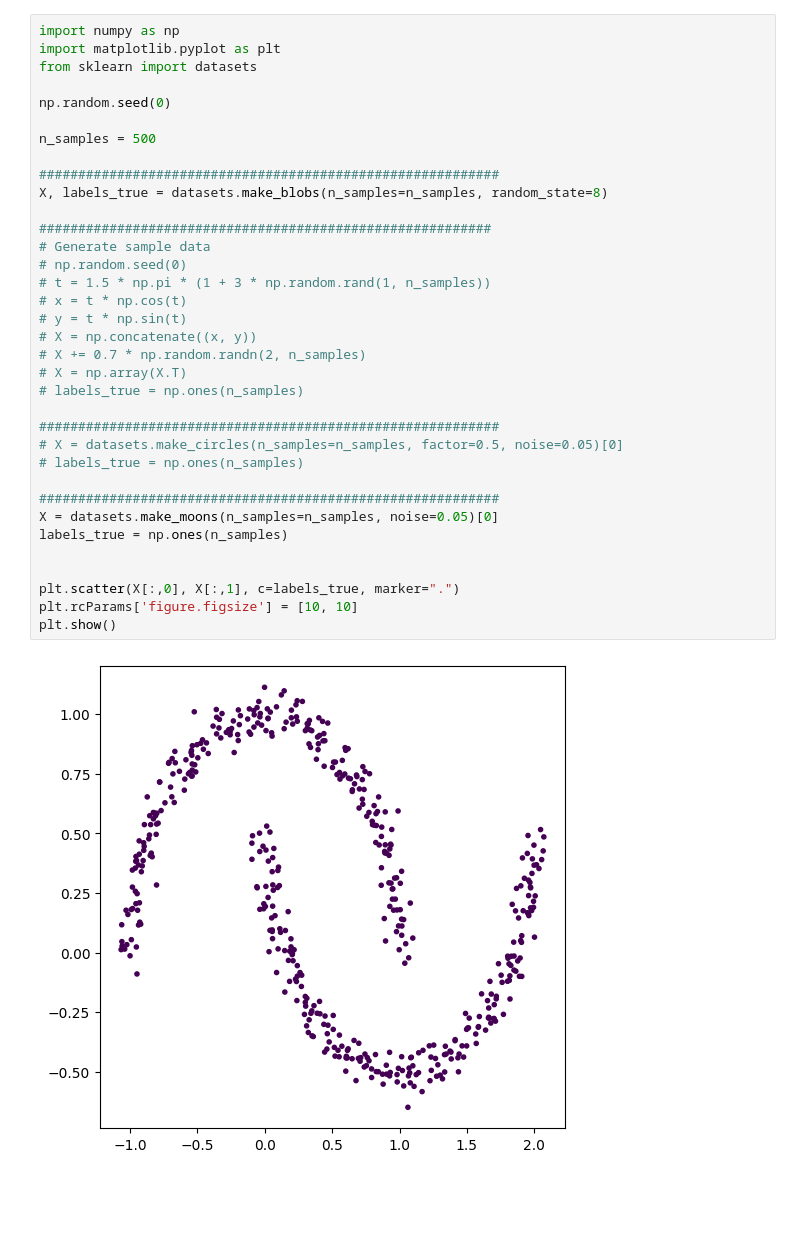
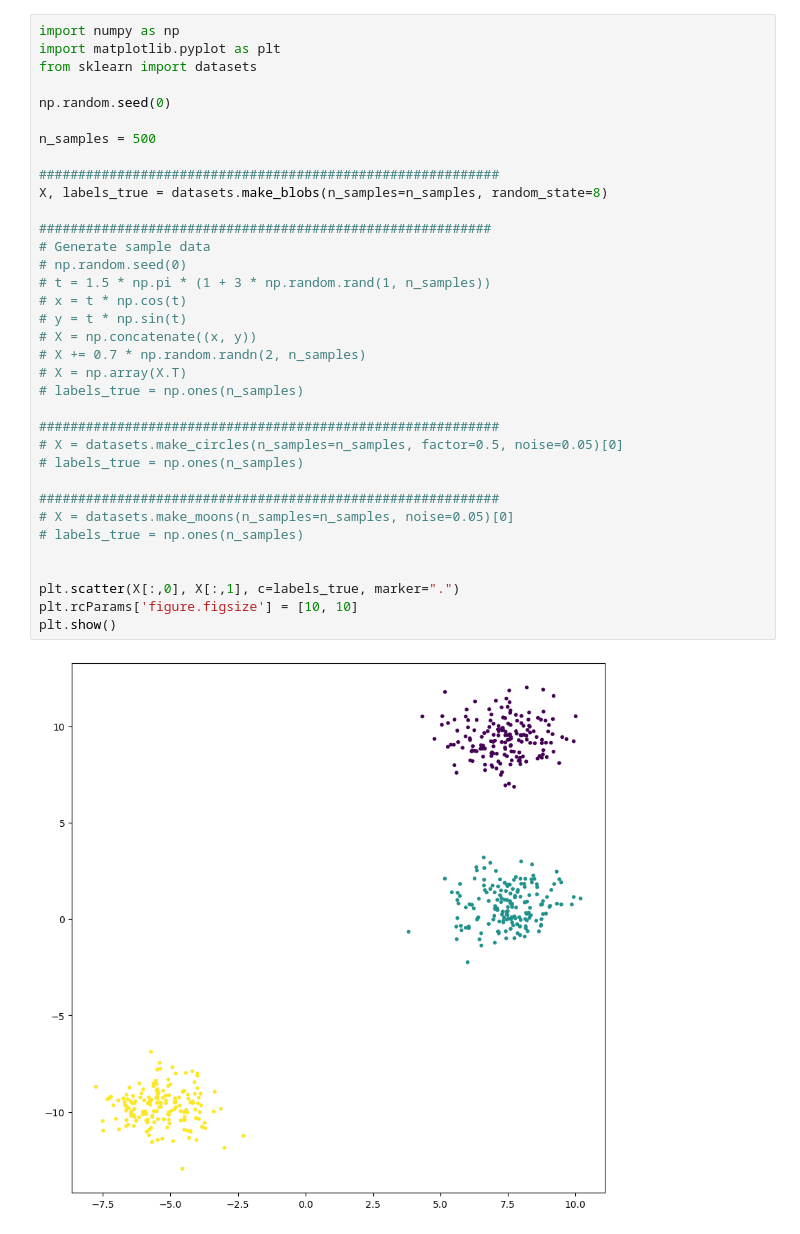
Before and after one commit to jpcreis15/Unsupervised-Learning-code, a Jupyter notebook: 3_dbscan.ipynb, the cells around one changed output. Saved outputs shown, nothing was run; the diff lists cells and outputs as text; blank space fills up the shorter version.

```diff
--- a/3_dbscan.ipynb
+++ b/3_dbscan.ipynb
@@ -5,36 +5,36 @@ from sklearn import datasets
 
 np.random.seed(0)
 
 n_samples = 500
 
 ###########################################################
 X, labels_true = datasets.make_blobs(n_samples=n_samples, random_state=8)
 
 ##########################################################
 # Generate sample data
 # np.random.seed(0)
 # t = 1.5 * np.pi * (1 + 3 * np.random.rand(1, n_samples))
 # x = t * np.cos(t)
 # y = t * np.sin(t)
 # X = np.concatenate((x, y))
 # X += 0.7 * np.random.randn(2, n_samples)
 # X = np.array(X.T)
 # labels_true = np.ones(n_samples)
 
 ###########################################################
 # X = datasets.make_circles(n_samples=n_samples, factor=0.5, noise=0.05)[0]
 # labels_true = np.ones(n_samples)
 
 ###########################################################
-X = datasets.make_moons(n_samples=n_samples, noise=0.05)[0]
-labels_true = np.ones(n_samples)
+# X = datasets.make_moons(n_samples=n_samples, noise=0.05)[0]
+# labels_true = np.ones(n_samples)
 
 
 plt.scatter(X[:,0], X[:,1], c=labels_true, marker=".")
 plt.rcParams['figure.figsize'] = [10, 10]
 plt.show()
 # %% [output]
-[figure, old version]
+[figure, new version]
 # %%
 import random
 from scipy.spatial import distance
```
Also changed, not shown: parts of 1 cell of this notebook, 10 other files.
